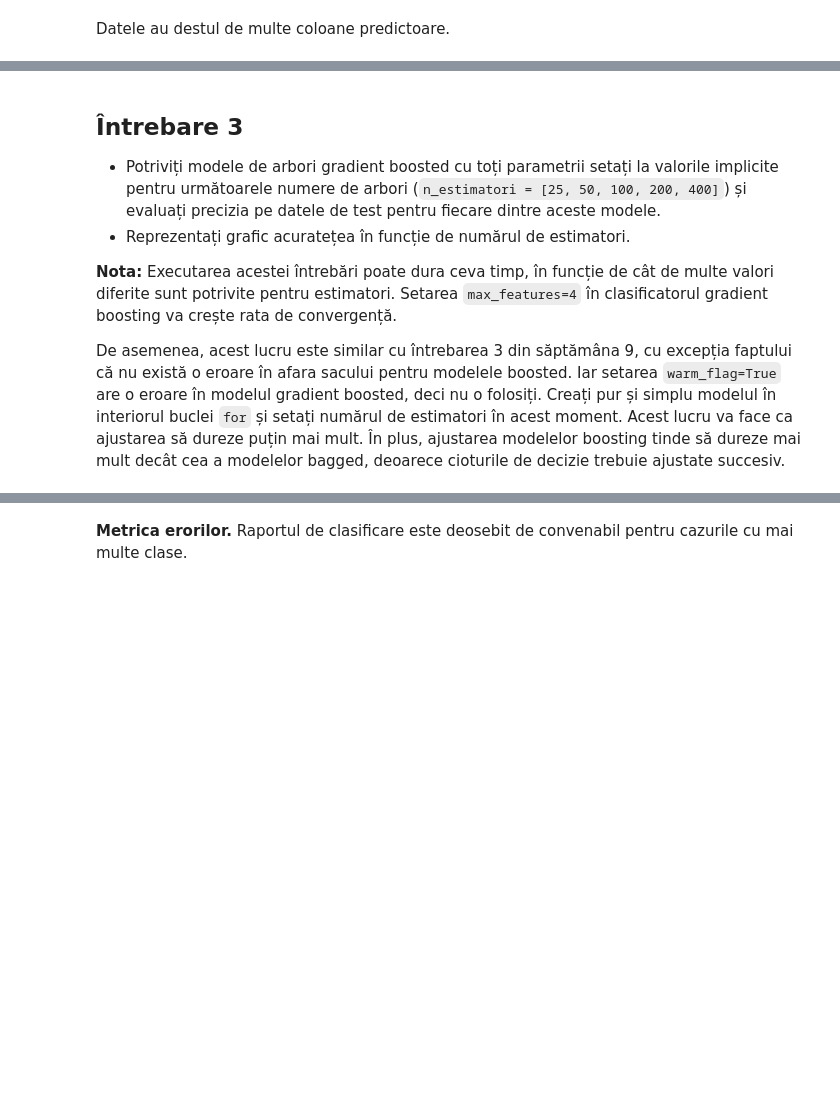
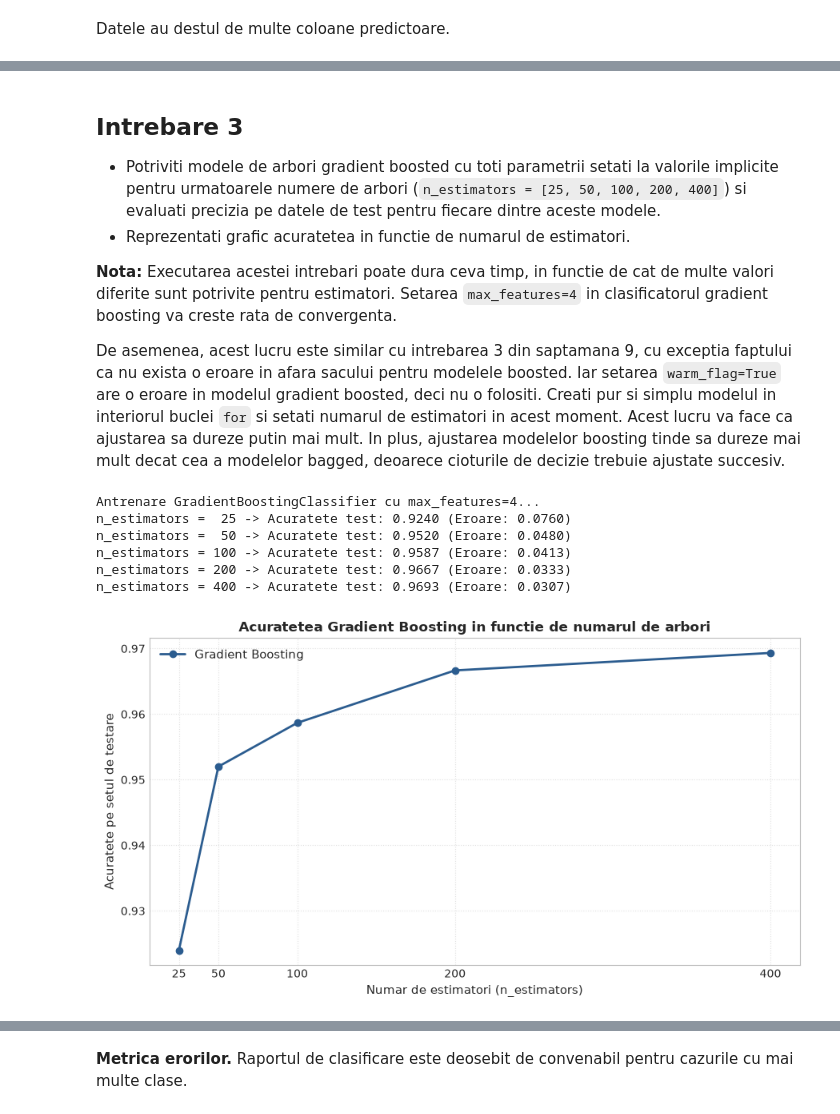
Before and after one commit to yettensyvus/ML-labs, a Jupyter notebook: lab09-10/Ro_10_Boosting_and_Stacking_Exercises.ipynb, the cells around one changed output, grey strips where cells are left out. Drawn from its saved outputs; the diff is of its cells as text; code cells hidden in the pictures; blank space fills up the shorter version.

```diff
--- a/lab09-10/Ro_10_Boosting_and_Stacking_Exercises.ipynb
+++ b/lab09-10/Ro_10_Boosting_and_Stacking_Exercises.ipynb
@@ -65,10 +184,46 @@ Valoarea minimă și maximă pentru coloanele float este -1.0 și, respectiv, 1.
 # %% [markdown]
-## Întrebare 3
+## Intrebare 3
 
-* Potriviți modele de arbori gradient boosted cu toți parametrii setați la valorile implicite pentru următoarele numere de arbori (`n_estimatori = [25, 50, 100, 200, 400]`) și evaluați precizia pe datele de test pentru fiecare dintre aceste modele.
-* Reprezentați grafic acuratețea în funcție de numărul de estimatori.
+* Potriviti modele de arbori gradient boosted cu toti parametrii setati la valorile implicite pentru urmatoarele numere de arbori (`n_estimators = [25, 50, 100, 200, 400]`) si evaluati precizia pe datele de test pentru fiecare dintre aceste modele.
+* Reprezentati grafic acuratetea in functie de numarul de estimatori.
 
-**Nota:** Executarea acestei întrebări poate dura ceva timp, în funcție de cât de multe valori diferite sunt potrivite pentru estimatori. Setarea `max_features=4` în clasificatorul gradient boosting va crește rata de convergență.
+**Nota:** Executarea acestei intrebari poate dura ceva timp, in functie de cat de multe valori diferite sunt potrivite pentru estimatori. Setarea `max_features=4` in clasificatorul gradient boosting va creste rata de convergenta.
 
-De asemenea, acest lucru este similar cu întrebarea 3 din săptămâna 9, cu excepția faptului că nu există o eroare în afara sacului pentru modelele boosted. Iar setarea `warm_flag=True` are o eroare în modelul gradient boosted, deci nu o folosiți. Creați pur și simplu modelul în interiorul buclei `for` și setați numărul de estimatori în acest moment. Acest lucru va face ca ajustarea să dureze puțin mai mult. În plus, ajustarea modelelor boosting tinde să dureze mai mult decât cea a modelelor bagged, deoarece cioturile de decizie trebuie ajustate succesiv.
+De asemenea, acest lucru este similar cu intrebarea 3 din saptamana 9, cu exceptia faptului ca nu exista o eroare in afara sacului pentru modelele boosted. Iar setarea `warm_flag=True` are o eroare in modelul gradient boosted, deci nu o folositi. Creati pur si simplu modelul in interiorul buclei `for` si setati numarul de estimatori in acest moment. Acest lucru va face ca ajustarea sa dureze putin mai mult. In plus, ajustarea modelelor boosting tinde sa dureze mai mult decat cea a modelelor bagged, deoarece cioturile de decizie trebuie ajustate succesiv.
+# %%
+# 1. Antrenarea modelelor GradientBoostingClassifier cu numar variabil de arbori
+n_estimators_list = [25, 50, 100, 200, 400]
+accuracies_gb = []
+
+print("Antrenare GradientBoostingClassifier cu max_features=4...")
+for n_trees in n_estimators_list:
+    gb_model = GradientBoostingClassifier(
+        n_estimators=n_trees,
+        max_features=4,
+        random_state=42
+    )
+    gb_model.fit(X_train, y_train)
+    acc = accuracy_score(y_test, gb_model.predict(X_test))
+    accuracies_gb.append(acc)
+    print(f"n_estimators = {n_trees:3d} -> Acuratete test: {acc:.4f} (Eroare: {1 - acc:.4f})")
+
+# 2. Reprezentarea grafica a acuratetei in functie de numarul de estimatori
+plt.figure(figsize=(9, 5))
+plt.plot(n_estimators_list, accuracies_gb, marker='o', color='#2b5c8f', linewidth=2, label='Gradient Boosting')
+plt.xlabel('Numar de estimatori (n_estimators)', fontsize=11)
+plt.ylabel('Acuratete pe setul de testare', fontsize=11)
+plt.title('Acuratetea Gradient Boosting in functie de numarul de arbori', fontsize=12, fontweight='bold')
+plt.xticks(n_estimators_list)
+plt.grid(True, linestyle=':', alpha=0.6)
+plt.legend(fontsize=11)
+plt.tight_layout()
+plt.show()
+# %% [output]
+Antrenare GradientBoostingClassifier cu max_features=4...
+n_estimators =  25 -> Acuratete test: 0.9240 (Eroare: 0.0760)
+n_estimators =  50 -> Acuratete test: 0.9520 (Eroare: 0.0480)
+n_estimators = 100 -> Acuratete test: 0.9587 (Eroare: 0.0413)
+n_estimators = 200 -> Acuratete test: 0.9667 (Eroare: 0.0333)
+n_estimators = 400 -> Acuratete test: 0.9693 (Eroare: 0.0307)
+[figure, added]
 # %% [markdown]
```
Also changed, not shown: parts of 28 cells of this notebook, 1 other file.
